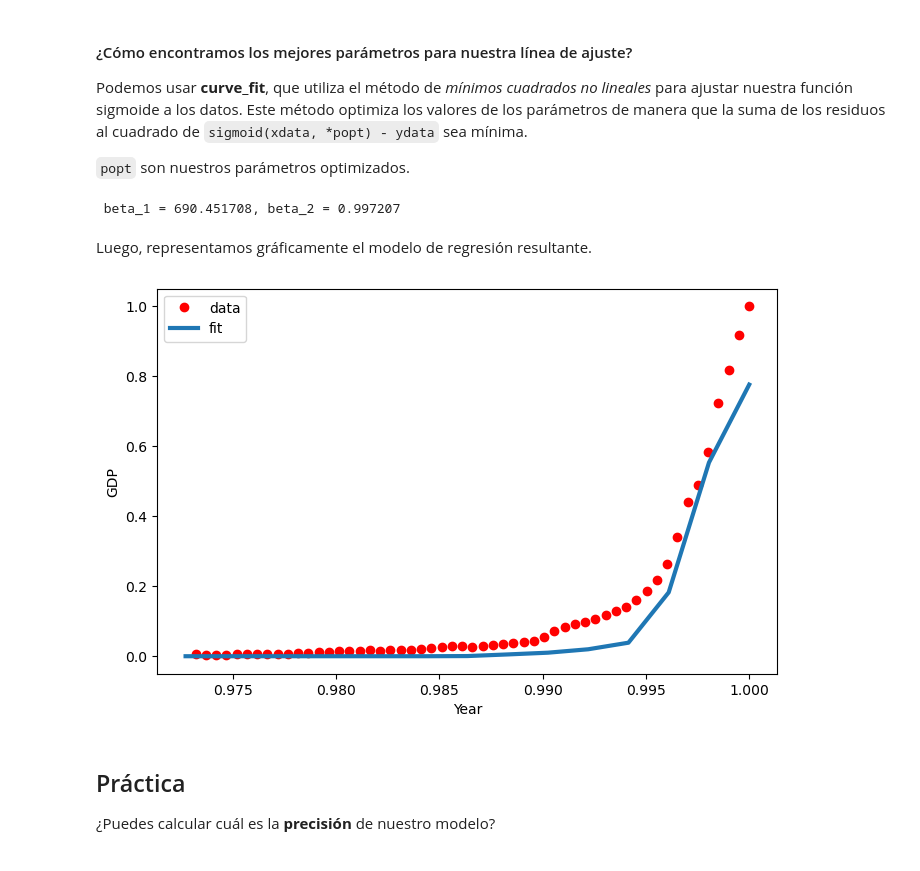
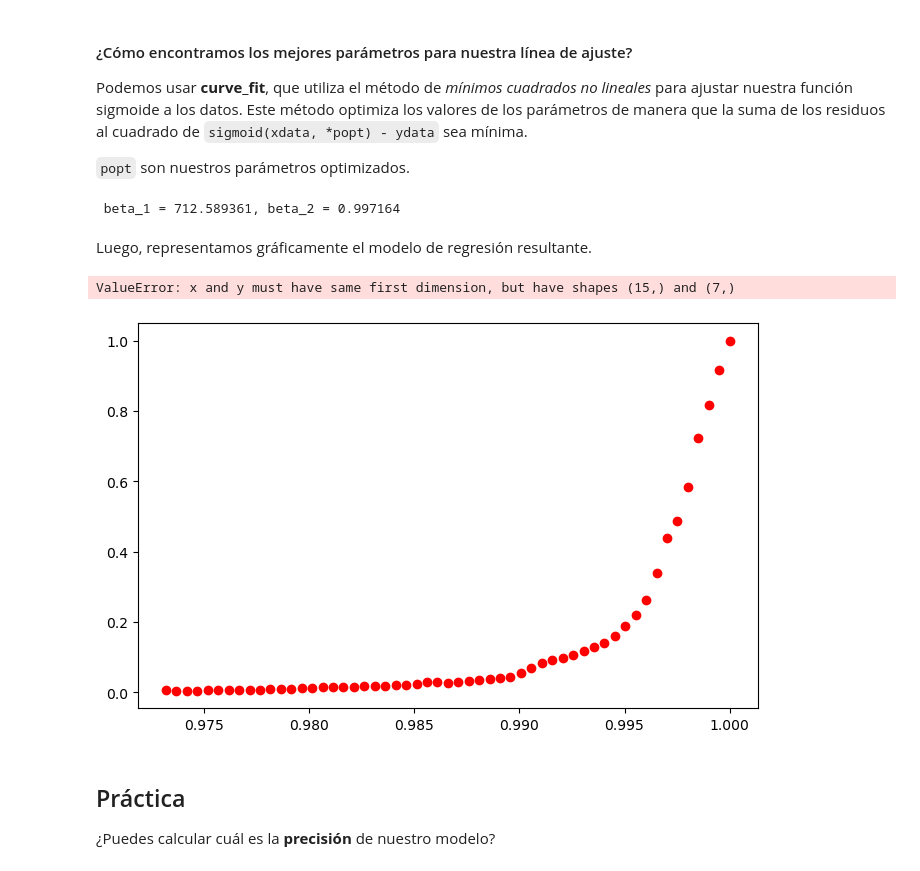
Before and after one commit to Ciclo-Especializacion-IA-y-BigData/ejercicios-regresi-n-ibm-kinire98, a Jupyter notebook: ML0101EN-Reg-NoneLinearRegression.ipynb, the cells around one changed output. Drawn from its saved outputs; the diff is of its cells as text; code cells hidden in the pictures.

```diff
--- a/ML0101EN-Reg-NoneLinearRegression.ipynb
+++ b/ML0101EN-Reg-NoneLinearRegression.ipynb
@@ -276,26 +276,27 @@ Podemos usar **curve_fit**, que utiliza el método de *mínimos cuadrados no lin
 `popt` son nuestros parámetros optimizados.
 # %%
 from scipy.optimize import curve_fit
-popt, pcov = curve_fit(sigmoid, xtrain, ytrain)
+popt, pcov = curve_fit(sigmoid, x_train, y_train)
 #print the final parameters
 print(" beta_1 = %f, beta_2 = %f" % (popt[0], popt[1]))
 # %% [output]
- beta_1 = 690.451708, beta_2 = 0.997207
+ beta_1 = 712.589361, beta_2 = 0.997164
 # %% [markdown]
 Luego, representamos gráficamente el modelo de regresión resultante.
 # %%
-x = np.linspace(1960, 2015, 15)
+x = np.linspace(1960, 2015, 7)
 x = x/max(x)
 plt.figure(figsize=(8,5))
 y = sigmoid(x_test, *popt)
 plt.plot(xdata, ydata, 'ro', label='data')
 plt.plot(x,y, linewidth=3.0, label='fit')
 plt.legend(loc='best')
 plt.ylabel('GDP')
 plt.xlabel('Year')
 plt.show()
 # %% [output]
+ValueError: x and y must have same first dimension, but have shapes (15,) and (7,)
-[figure, old version]
+[figure, new version]
 # %% [markdown]
 ## Práctica
 
```
Also changed, not shown: parts of 4 cells of this notebook.
